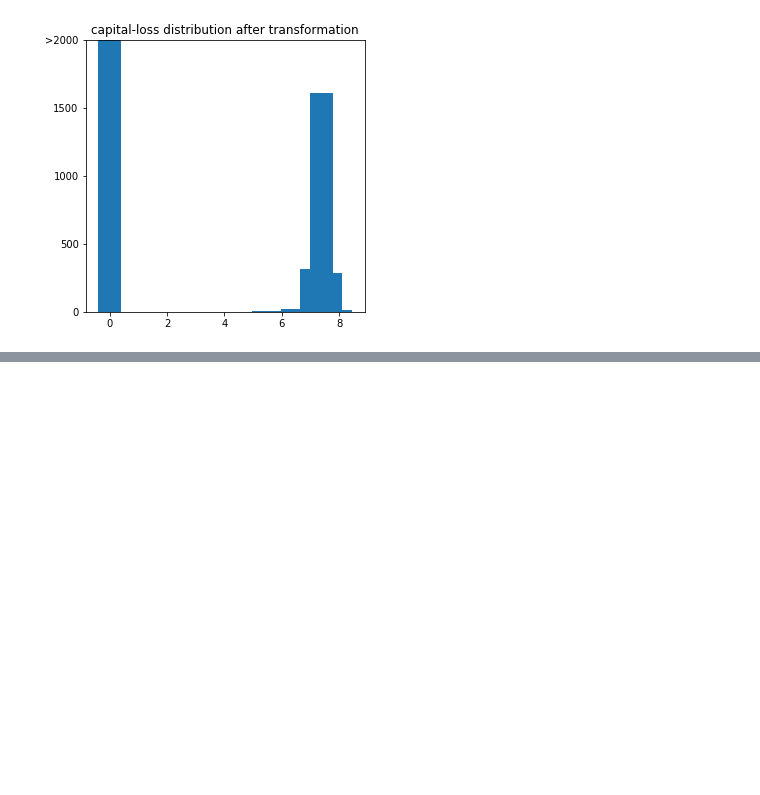
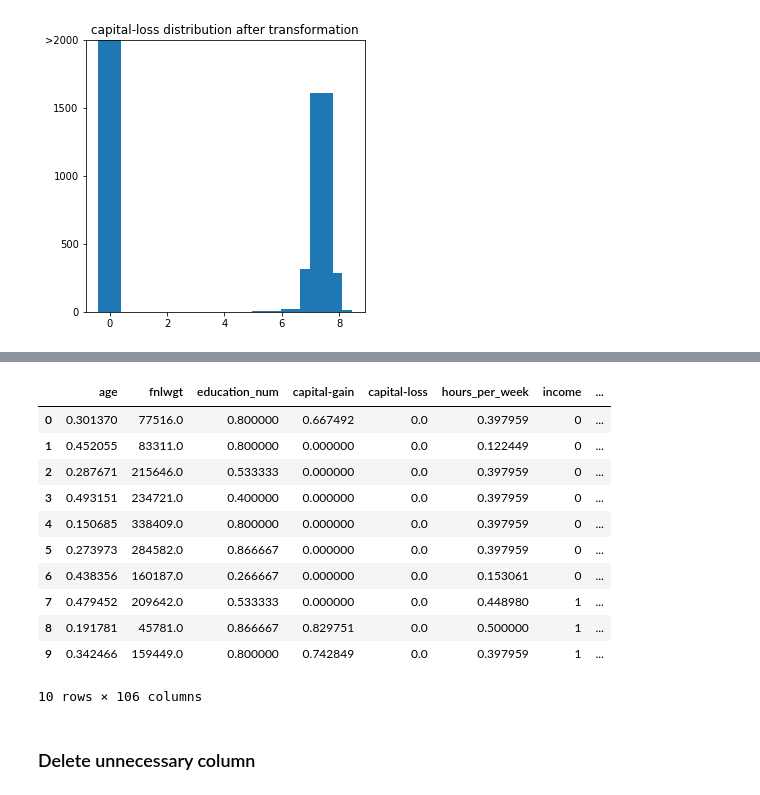
Before and after one commit to SalmaAbass/Finding-Donors-for-CharityML, a Jupyter notebook: Census Income Data.ipynb, the cells around one changed output, grey strips where cells are left out. Saved outputs shown, nothing was run; the diff lists cells and outputs as text; code cells hidden in the pictures; blank space fills up the shorter version.

```diff
--- a/Census Income Data.ipynb
+++ b/Census Income Data.ipynb
@@ -491,0 +401,2 @@ features.select_dtypes('float').head()
+# %%
+full_data.income = full_data.income.apply(lambda x:1 if (x==">50K") else 0)
@@ -491,0 +417,19 @@ features.select_dtypes('float').head()
+# %%
+full_data_coded = pd.get_dummies(full_data)
+# %%
+full_data_coded.head(10)
+# %% [output]
+|  | age | fnlwgt | education_num | capital-gain | capital-loss | hours_per_week | income | ... |
+| 0 | 0.301370 | 77516.0 | 0.800000 | 0.667492 | 0.0 | 0.397959 | 0 | ... |
+| 1 | 0.452055 | 83311.0 | 0.800000 | 0.000000 | 0.0 | 0.122449 | 0 | ... |
+| 2 | 0.287671 | 215646.0 | 0.533333 | 0.000000 | 0.0 | 0.397959 | 0 | ... |
+| 3 | 0.493151 | 234721.0 | 0.400000 | 0.000000 | 0.0 | 0.397959 | 0 | ... |
+| 4 | 0.150685 | 338409.0 | 0.800000 | 0.000000 | 0.0 | 0.397959 | 0 | ... |
+| 5 | 0.273973 | 284582.0 | 0.866667 | 0.000000 | 0.0 | 0.397959 | 0 | ... |
+| 6 | 0.438356 | 160187.0 | 0.266667 | 0.000000 | 0.0 | 0.153061 | 0 | ... |
+| 7 | 0.479452 | 209642.0 | 0.533333 | 0.000000 | 0.0 | 0.448980 | 1 | ... |
+| 8 | 0.191781 | 45781.0 | 0.866667 | 0.829751 | 0.0 | 0.500000 | 1 | ... |
+| 9 | 0.342466 | 159449.0 | 0.800000 | 0.742849 | 0.0 | 0.397959 | 1 | ... |
+10 rows × 106 columns
+# %% [markdown]
+### Delete unnecessary column
```
Also changed, not shown: parts of 34 cells of this notebook, 1 other file.
